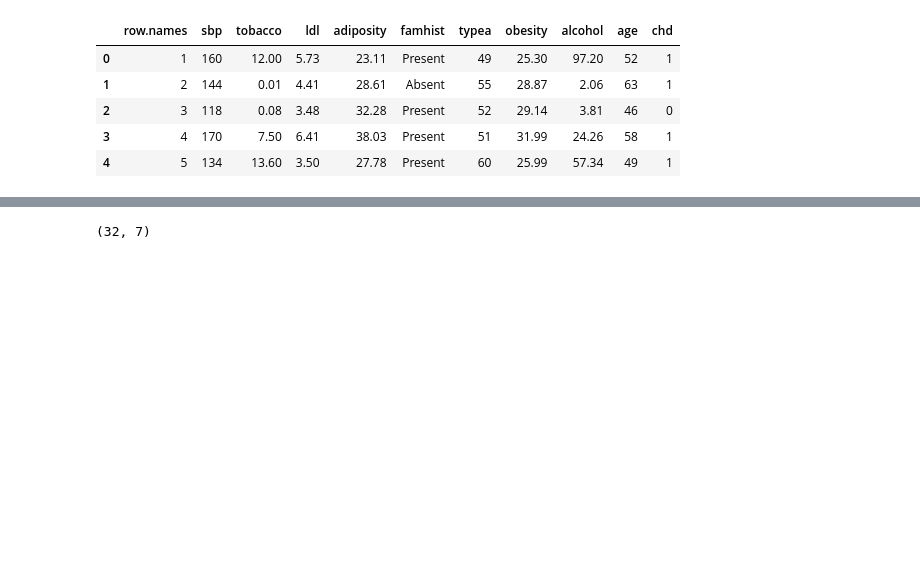
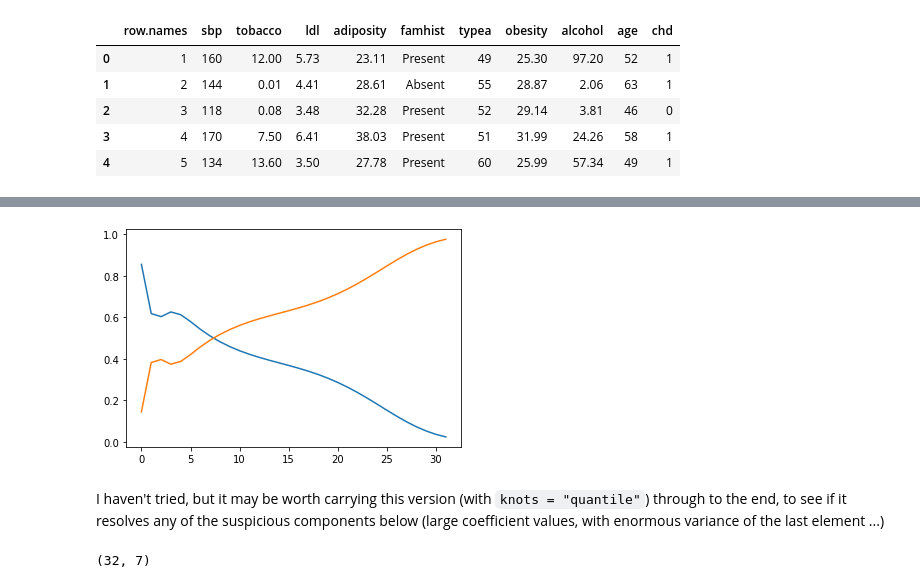
Before and after one commit to bbolker/stat790, a Jupyter notebook: code/logistic_predvar.ipynb, the cells around one changed output, grey strips where cells are left out. Cells and saved outputs as stored; diff of their text form; code cells hidden in the pictures; blank space fills up the shorter version.

```diff
--- a/code/logistic_predvar.ipynb
+++ b/code/logistic_predvar.ipynb
@@ -38,3 +48,15 @@ y_pred = model.predict_proba(xrange[:,np.newaxis])
+# %%
+model2 = make_pipeline(
+    ## include_bias = True is default;
+     SplineTransformer(n_knots=5, degree=3, include_bias = True, knots = "quantile"),
+     LogisticRegression(penalty=None)
+)
+model2.fit(tmat, dd.chd)
+plt.plot(model2.predict_proba(xrange[:,np.newaxis]));
+# %% [output]
+[figure, added]
+# %% [markdown]
+I haven't tried, but it may be worth carrying this version (with `knots = "quantile"`) through to the end, to see if it resolves any of the suspicious components below (large coefficient values, with enormous variance of the last element ...)
 # %%
 # get spline transform from pipeline
 splines = model.named_steps["splinetransformer"]
```
Also changed, not shown: parts of 8 cells of this notebook, 1 other file.
